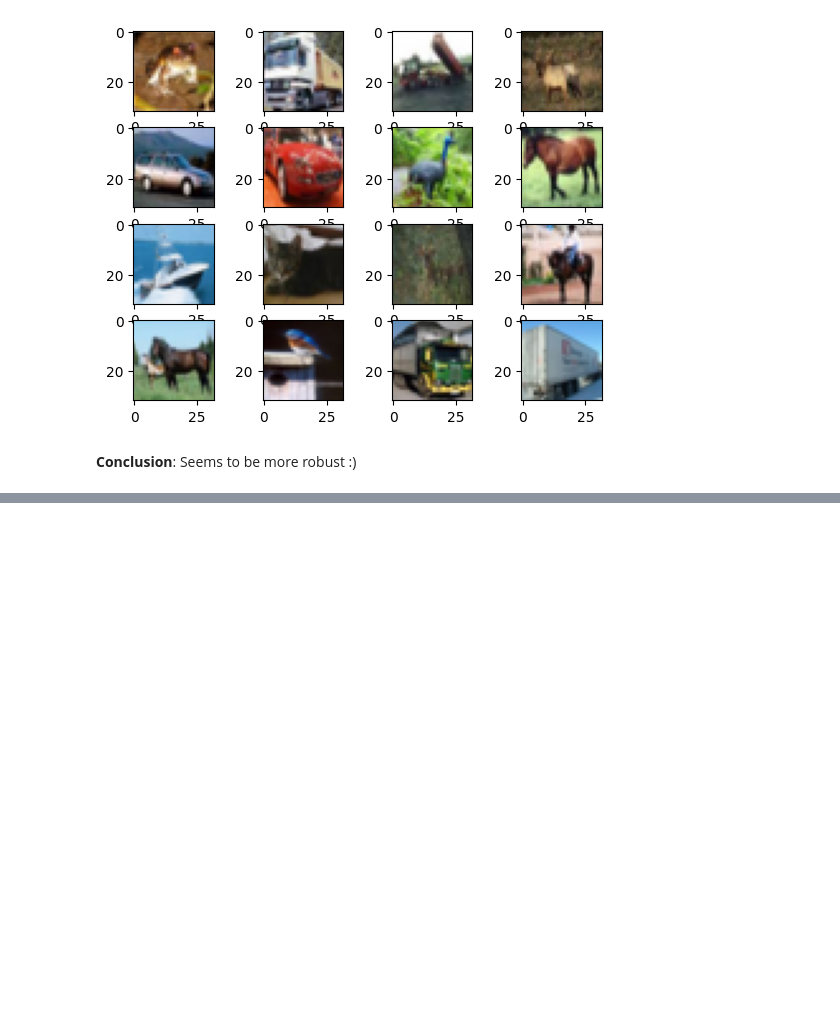
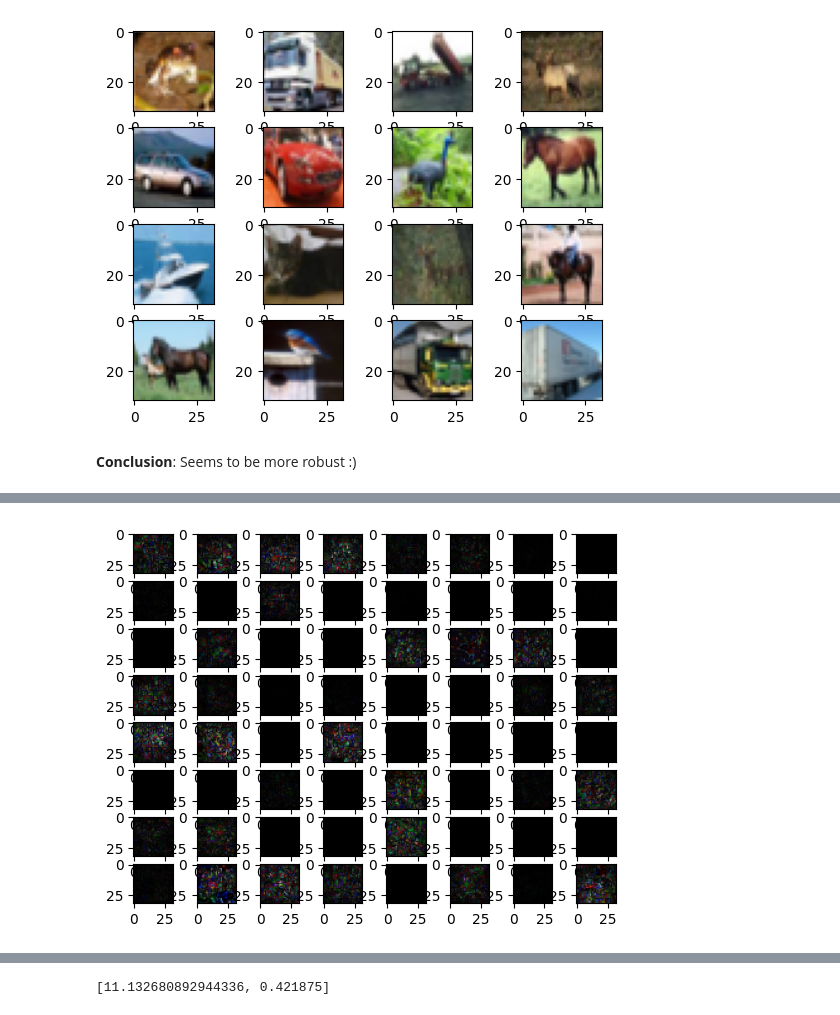
Before and after one commit to philippreinig/idl, a Jupyter notebook: assignments_11/a11_abremer.ipynb, the cells around one changed output, grey strips where cells are left out. Saved outputs shown, nothing was run; the diff lists cells and outputs as text; code cells hidden in the pictures; blank space fills up the shorter version.

```diff
--- a/assignments_11/a11_abremer.ipynb
+++ b/assignments_11/a11_abremer.ipynb
@@ -307,0 +466,37 @@ loss=0.012512102723121643 acc=1.0
+# %%
+def create_adv_batch(model, img_batch, lbl_batch, lr):
+    img_batch_to_modify = tf.Variable(img_batch)
+    with tf.GradientTape() as tape:
+        tape.watch(img_batch_to_modify)
+
+        logits = model(img_batch_to_modify)
+
+        xent_v = tf.nn.sparse_softmax_cross_entropy_with_logits(
+            logits=logits, labels=lbl_batch)
+        xent = tf.reduce_mean(xent_v)
+
+    grads = tape.gradient(xent, img_batch_to_modify)
+    img_batch_to_modify.assign_add(lr * grads)
+    #grads = tf.clip_by_norm(grads, max_norm)
+    #img_batch_to_modify.assign_add(grads)
+    return tf.clip_by_value(img_batch_to_modify, 0.0, 1.0)
+# %%
+BATCH_SIZE = 64
+
+batch = tf.Variable(test_imgs[:BATCH_SIZE])
+lbls = test_lbls[:BATCH_SIZE]
+adv_batch = create_adv_batch(model, batch, lbls, 20.0)
+diff = tf.math.abs(adv_batch - batch)
+#print(diff)
+#print(adv_batch)
+#print(batch)
+plot_imgs(diff.numpy())
+
+d1 = tf.data.Dataset.from_tensor_slices((batch, lbls)).batch(BATCH_SIZE)
+d2 = tf.data.Dataset.from_tensor_slices((adv_batch, lbls)).batch(BATCH_SIZE)
+print("normal batch:")
+model.evaluate(d1)
+print("adversarial batch:")
+model.evaluate(d2)
+# %% [output]
+[figure, added]
@@ -307,0 +507 @@ loss=0.012512102723121643 acc=1.0
+[11.132680892944336, 0.421875]
```
Also changed, not shown: parts of 12 cells of this notebook.
